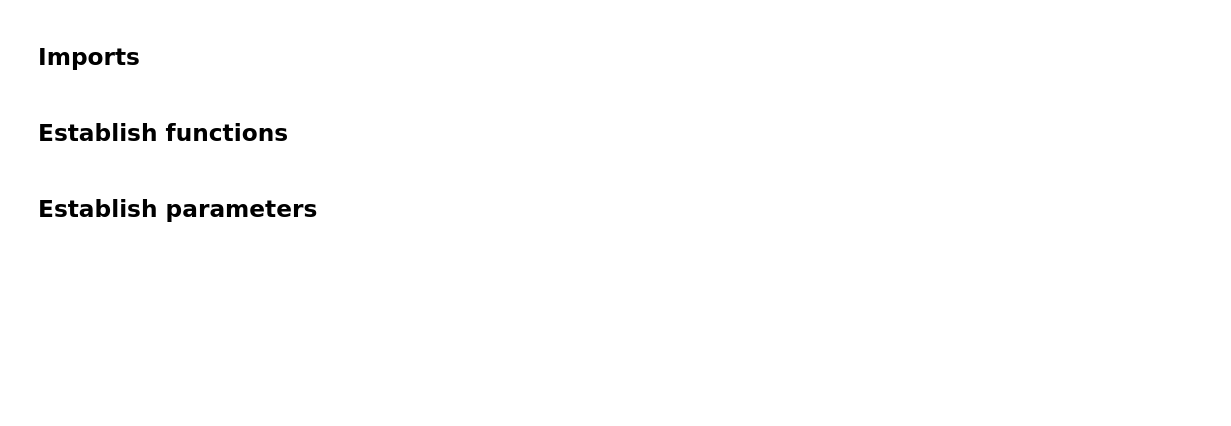
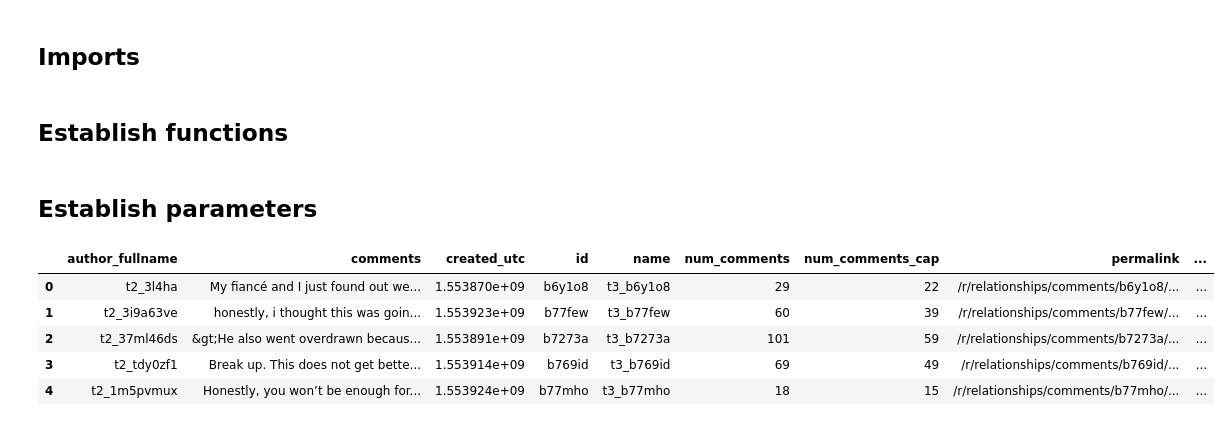
Before and after one commit to sgodfrey66/reddit_posts, a Jupyter notebook: code/Modeling.ipynb, the cells around one changed output. Cells and saved outputs as stored; diff of their text form; code cells hidden in the pictures; blank space fills up the shorter version.

```diff
--- a/code/Modeling.ipynb
+++ b/code/Modeling.ipynb
@@ -50,0 +179,14 @@ engine = create_engine('postgres://postgres:pass@54.69.8.168:5432')
+# %%
+# Build the SQL
+SQL =  "SELECT * FROM posts "
+
+# Read this data from the database
+df_a = read_from_database(SQL, engine = engine)
+df_a.head()
+# %% [output]
+|  | author_fullname | comments | created_utc | id | name | num_comments | num_comments_cap | permalink | ... |
+| 0 | t2_3l4ha | My fiancé and I just found out we... | 1.553870e+09 | b6y1o8 | t3_b6y1o8 | 29 | 22 | /r/relationships/comments/b6y1o8/... | ... |
+| 1 | t2_3i9a63ve | honestly, i thought this was goin... | 1.553923e+09 | b77few | t3_b77few | 60 | 39 | /r/relationships/comments/b77few/... | ... |
+| 2 | t2_37ml46ds | &gt;He also went overdrawn becaus... | 1.553891e+09 | b7273a | t3_b7273a | 101 | 59 | /r/relationships/comments/b7273a/... | ... |
+| 3 | t2_tdy0zf1 | Break up. This does not get bette... | 1.553914e+09 | b769id | t3_b769id | 69 | 49 | /r/relationships/comments/b769id/... | ... |
+| 4 | t2_1m5pvmux | Honestly, you won’t be enough for... | 1.553924e+09 | b77mho | t3_b77mho | 18 | 15 | /r/relationships/comments/b77mho/... | ... |
```
Also changed, not shown: parts of 21 cells of this notebook, 6 other files.
